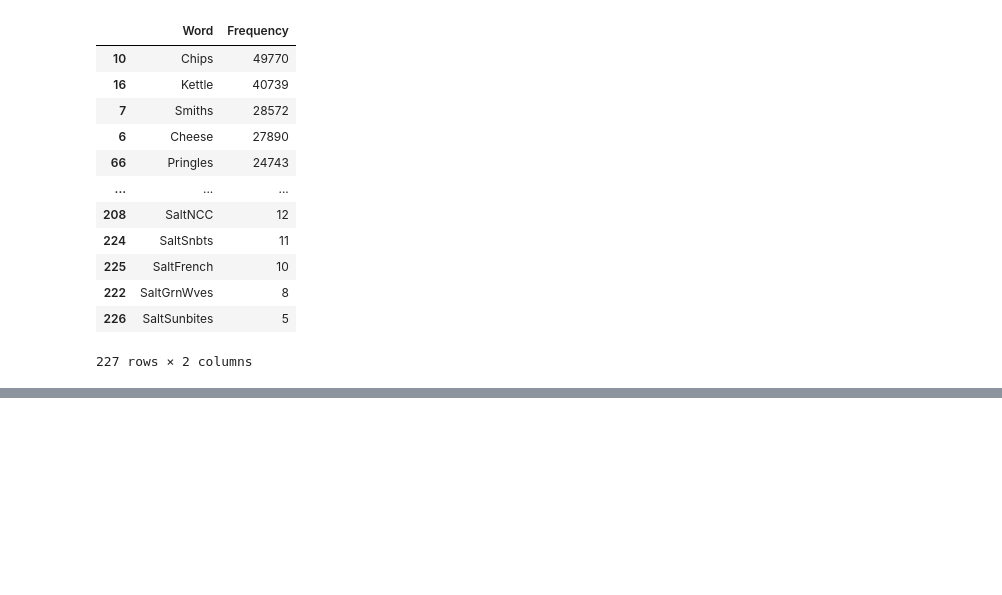
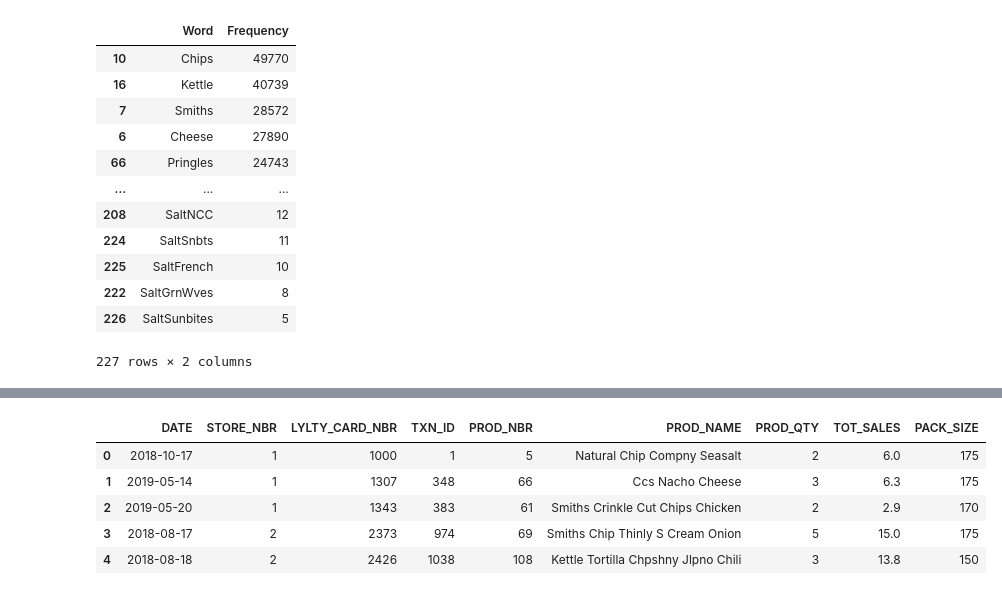
Before and after one commit to MujiDipto/quantium-data-analytics-virtual-program, a Jupyter notebook: task1-sol2.ipynb, the cells around one changed output, grey strips where cells are left out. Saved outputs shown, nothing was run; the diff lists cells and outputs as text; code cells hidden in the pictures; blank space fills up the shorter version.

```diff
--- a/task1-sol2.ipynb
+++ b/task1-sol2.ipynb
@@ -235,0 +265,14 @@ freq_df
+# %%
+# Drop rows with 'salsa' in 'PROD_NAME'
+transactionData['PROD_NAME'] = transactionData['PROD_NAME'].apply(lambda x: x.lower())
+transactionData = transactionData[~transactionData['PROD_NAME'].str.contains("salsa")]
+transactionData['PROD_NAME'] = transactionData['PROD_NAME'].apply(lambda x: x.title())
+# %%
+transactionData.head()
+# %% [output]
+|  | DATE | STORE_NBR | LYLTY_CARD_NBR | TXN_ID | PROD_NBR | PROD_NAME | PROD_QTY | TOT_SALES | PACK_SIZE |
+| 0 | 2018-10-17 | 1 | 1000 | 1 | 5 | Natural Chip Compny Seasalt | 2 | 6.0 | 175 |
+| 1 | 2019-05-14 | 1 | 1307 | 348 | 66 | Ccs Nacho Cheese | 3 | 6.3 | 175 |
+| 2 | 2019-05-20 | 1 | 1343 | 383 | 61 | Smiths Crinkle Cut Chips Chicken | 2 | 2.9 | 170 |
+| 3 | 2018-08-17 | 2 | 2373 | 974 | 69 | Smiths Chip Thinly S Cream Onion | 5 | 15.0 | 175 |
+| 4 | 2018-08-18 | 2 | 2426 | 1038 | 108 | Kettle Tortilla Chpshny Jlpno Chili | 3 | 13.8 | 150 |
```
Also changed, not shown: parts of 26 cells of this notebook.
